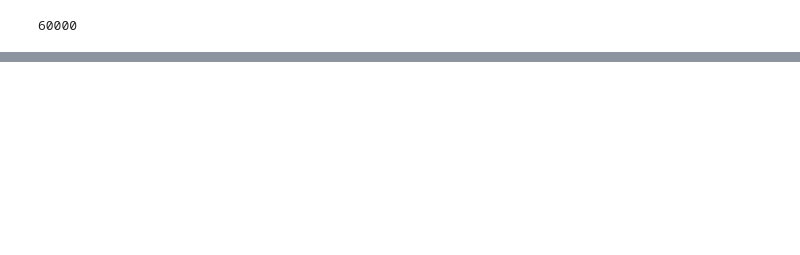
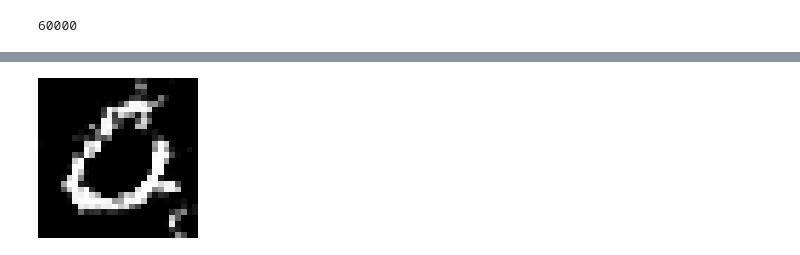
Before and after one commit to mephistopheies/dds, a Jupyter notebook: ibm_290618/pytorch_tutorial.ipynb, the cells around one changed output, grey strips where cells are left out. Cells and saved outputs as stored; diff of their text form; code cells hidden in the pictures; blank space fills up the shorter version.

```diff
--- a/ibm_290618/pytorch_tutorial.ipynb
+++ b/ibm_290618/pytorch_tutorial.ipynb
@@ -1059,7 +1143,7 @@ class Discriminator(nn.Module):
             nn.LeakyReLU(0.2, inplace=True),
             nn.Conv2d(12, 24, 2, 1, 0, bias=False),
             nn.BatchNorm2d(24),
-            nn.LeakyReLU(0.2, inplace=True),
+            nn.LeakyReLU(0.1, inplace=True),
         )
         self.linear = nn.Linear(24, 1, bias=False)
 
@@ -1071,6 +1155,7 @@ class Discriminator(nn.Module):
 
 
 discriminator = Discriminator()
+discriminator.apply(weights_init)
 
 print(discriminator(X).shape)
 
@@ -1084,8 +1174,15 @@ tensor([ 0.5072,  0.5486,  0.4804,  0.4718,  0.5570,  0.5858,  0.6091,
 # %%
-lr = 0.0002
+lr_d = 0.0002
+lr_g = 0.0005
 beta1 = 0.5
 
-criterion = nn.BCELoss()
+# move models to GPU memory
+discriminator = discriminator.cuda()
+generator = generator.cuda()
 
-optimizerD = optim.Adam(discriminator.parameters(), lr=lr, betas=(beta1, 0.999))
-optimizerG = optim.Adam(generator.parameters(), lr=lr, betas=(beta1, 0.999))
+# create Binary Crossentropy loss and move it to GPU
+criterion = nn.BCELoss().cuda()
+
+# create optimizers
+optimizerD = optim.Adam(discriminator.parameters(), lr=lr_d, betas=(beta1, 0.999))
+optimizerG = optim.Adam(generator.parameters(), lr=lr_g, betas=(beta1, 0.999))
@@ -1130,0 +1280,12 @@ for ix_iter, data in enumerate(data_loader):
+# %%
+generator.eval()
+discriminator.eval()
+
+z_noise = torch.FloatTensor(X.shape[0], input_dim).normal_(0, 0.05).cuda()
+X_fake = generator(Variable(z_noise))
+
+img = X_fake[0, 0, :].cpu().data.numpy()
+
+Image.fromarray((255*(img + 1)/2).astype(np.uint8)).resize((160, 160))
+# %% [output]
+[figure, added]
```
Also changed, not shown: parts of 41 cells of this notebook.
